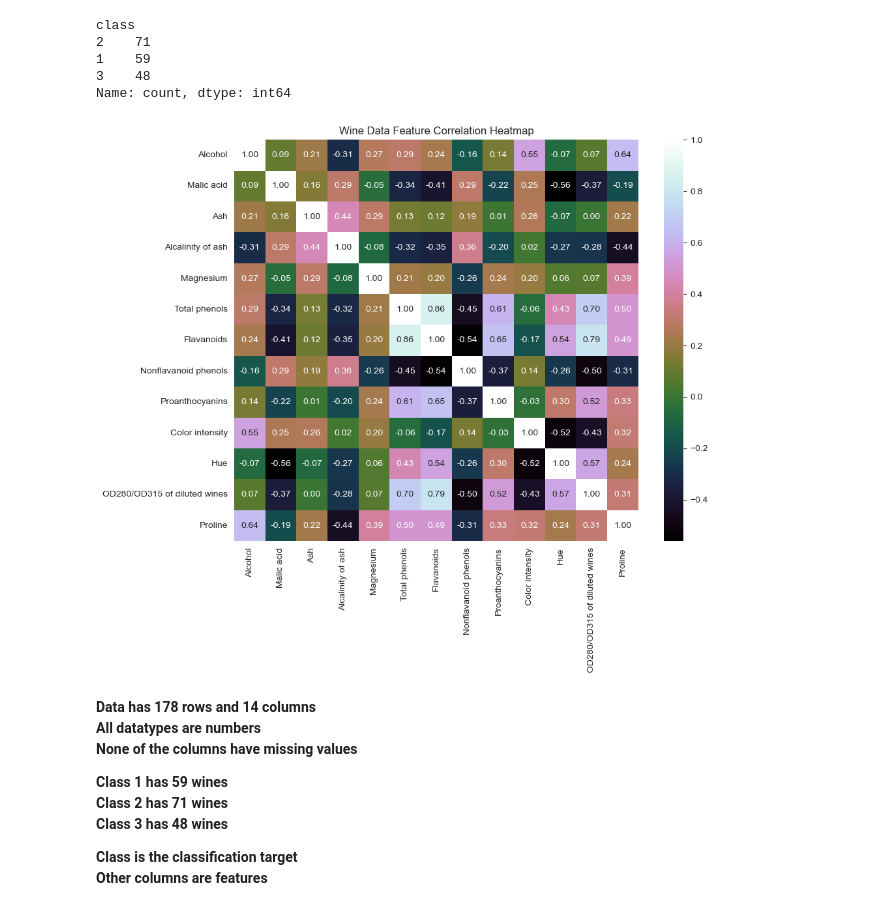
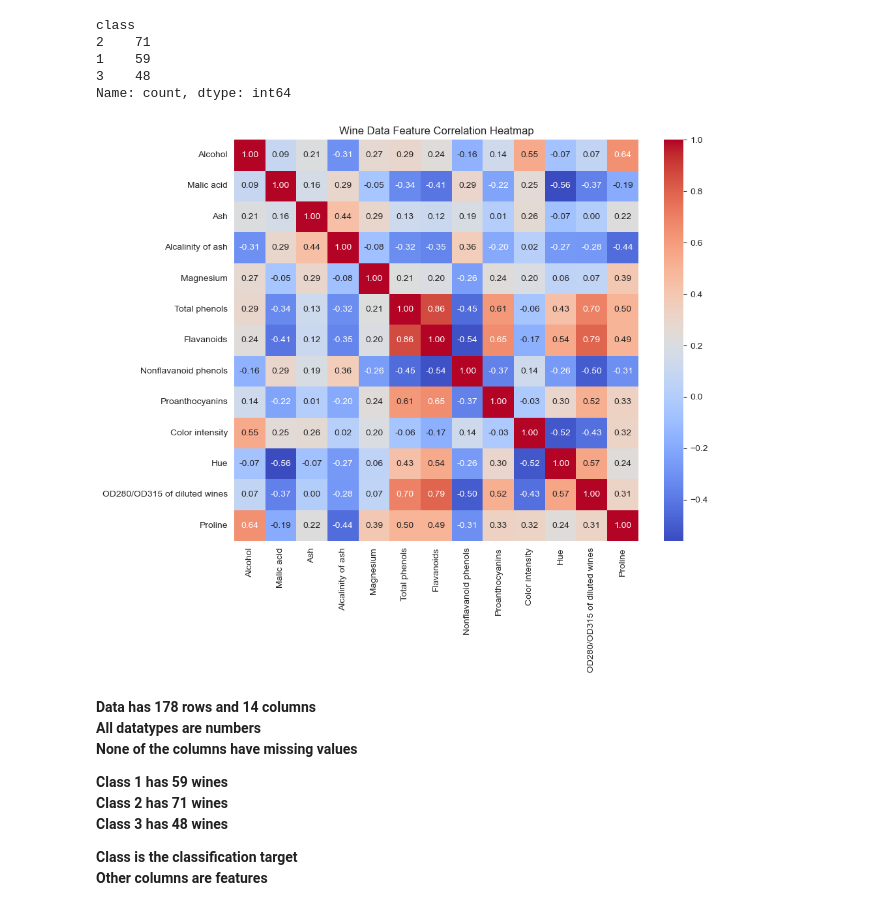
Before and after one commit to rankkua/wine-classification, a Jupyter notebook: src/data-preprocessing.ipynb, the cells around one changed output. Saved outputs shown, nothing was run; the diff lists cells and outputs as text; code cells hidden in the pictures.

```diff
--- a/src/data-preprocessing.ipynb
+++ b/src/data-preprocessing.ipynb
@@ -11,8 +11,6 @@ import pandas as pd
 import numpy as np
 import matplotlib.pyplot as plt
 import seaborn as sns
-
-sns.set_style('whitegrid')
 
 cols = [
     'class',
@@ -96,13 +94,11 @@ class
 Name: count, dtype: int64
 # %%
 plt.figure(figsize=(10,8))
-sns.heatmap(df.drop('class', axis=1).corr(), annot=True, fmt=".2f", cmap="cubehelix")
+sns.heatmap(df.drop('class', axis=1).corr(), annot=True, fmt=".2f", cmap="coolwarm")
 plt.title("Wine Data Feature Correlation Heatmap")
 plt.show()
-
-# outliers
 # %% [output]
-[figure, old version]
+[figure, new version]
 # %% [markdown]
 **Data has 178 rows and 14 columns**
 **All datatypes are numbers**
```
Also changed, not shown: parts of 3 cells of this notebook, 2 other files.
